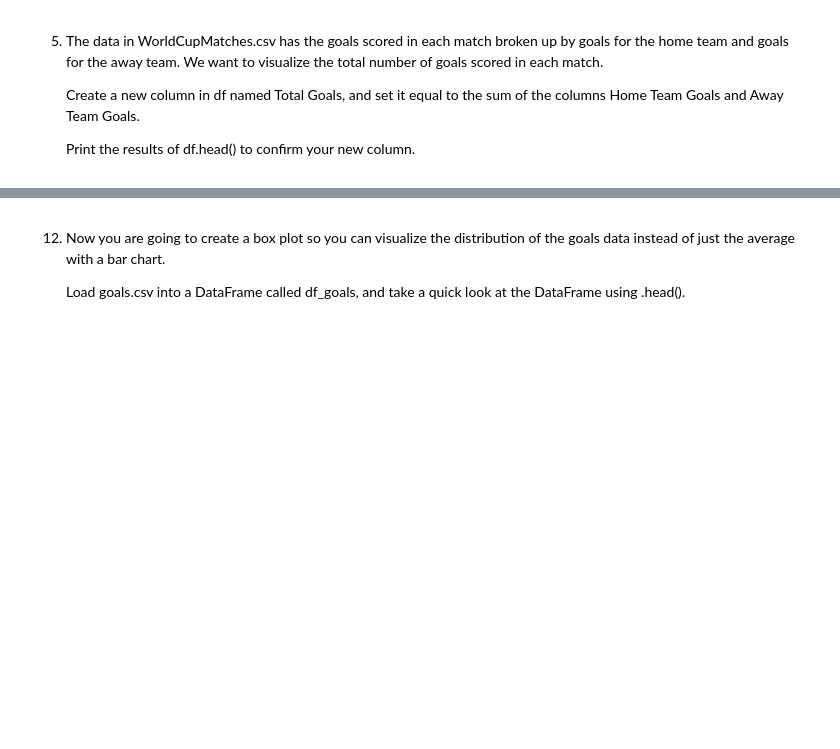
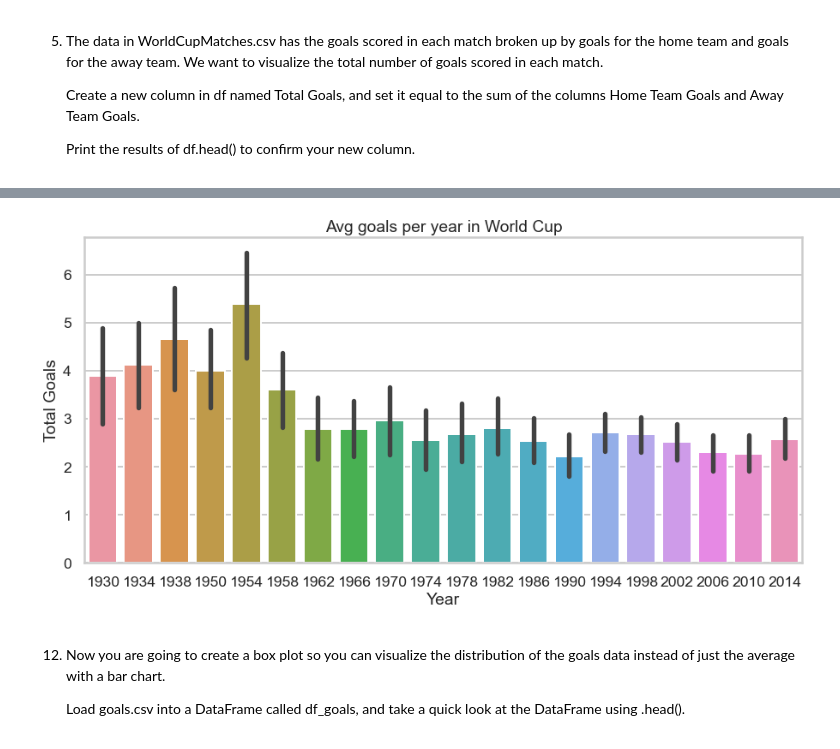
Before and after one commit to keijiart/World_Cup_Data, a Jupyter notebook: World_cup_data.ipynb, the cells around one changed output, grey strips where cells are left out. Saved outputs shown, nothing was run; the diff lists cells and outputs as text; code cells hidden in the pictures; blank space fills up the shorter version.

```diff
--- a/World_cup_data.ipynb
+++ b/World_cup_data.ipynb
@@ -27,5 +29,7 @@ The current format of the tournament involves 32 teams competing for the title a
 # %% [markdown]
 3. Load WorldCupMatches.csv into a DataFrame called df. This will allow you to eventually plot the DataFrame with Seaborn.
+# %%
+df = pd.read_csv('worldcupmatches.csv')
 # %% [markdown]
 4. It is usually a good idea to check any new DataFrame to make sure the results are as expected.
 
@@ -66,0 +52,3 @@ The current format of the tournament involves 32 teams competing for the title a
+# %%
+df['Total Goals'] = df['Home Team Goals'] + df['Away Team Goals']
+df.head()
@@ -67,3 +89,12 @@ The current format of the tournament involves 32 teams competing for the title a
+# %%
+sns.set_style('whitegrid')                                          #6
+sns.set_context('poster', font_scale=0.8)                           #7
+f, ax = plt.subplots(figsize=(15, 7))                               #8
+ax = sns.barplot(x=df['Year'], y=df['Total Goals'])                 #9
+ax.set_title('Avg goals per year in World Cup')                     #10
+plt.show()
+# %% [output]
+[figure, added]
 # %% [markdown]
 12. Now you are going to create a box plot so you can visualize the distribution of the goals data instead of just the average with a bar chart.
 
```
Also changed, not shown: parts of 18 cells of this notebook.
